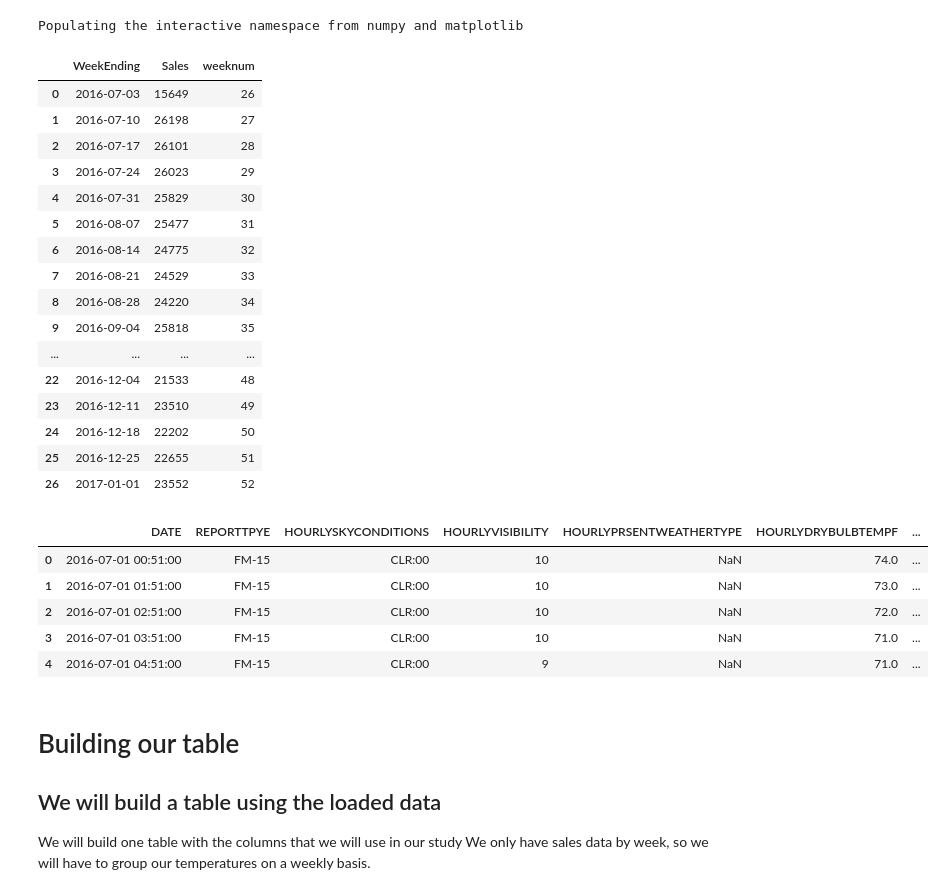
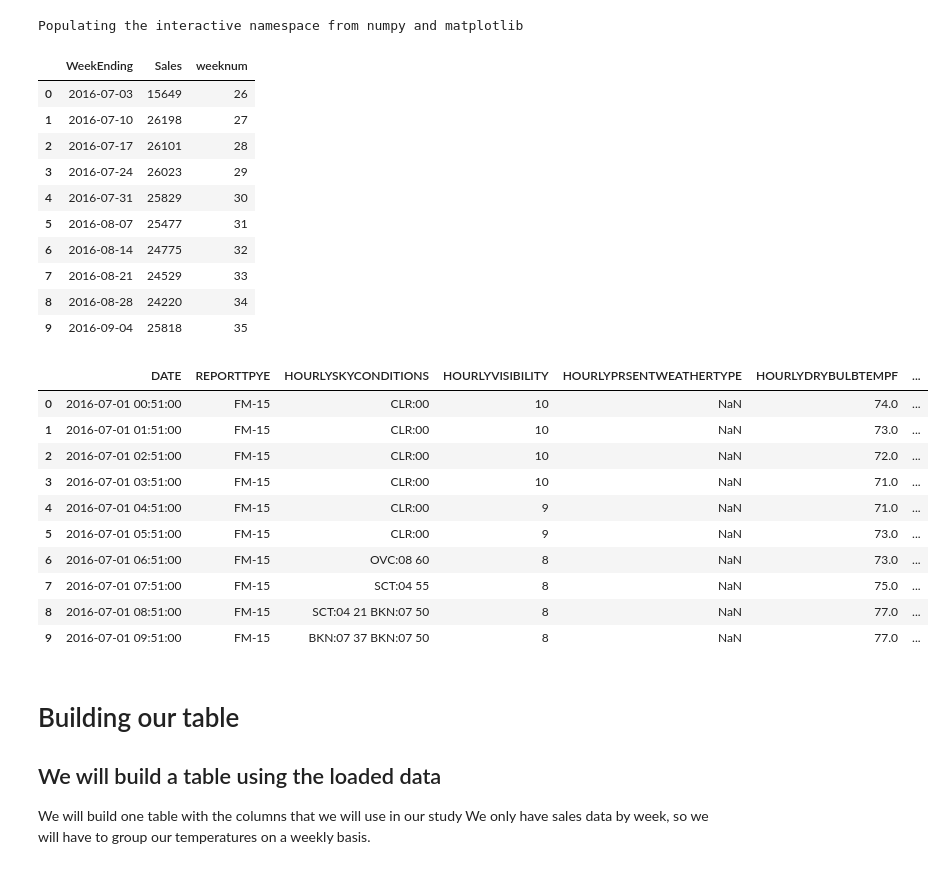
Before and after one commit to Jvcalin/Springboard-Data-Science-Intensive-Capstone-Project, a Jupyter notebook: Data Story Assignment.ipynb, the cells around one changed output. Drawn from its saved outputs; the diff is of its cells as text; code cells hidden in the pictures.

```diff
--- a/Data Story Assignment.ipynb
+++ b/Data Story Assignment.ipynb
@@ -17,7 +17,7 @@ Populating the interactive namespace from numpy and matplotlib
 tktssales = pd.DataFrame.from_csv('data/private/tktssalescombined.csv',index_col=None)
 tktssales['WeekEnding'] = pd.to_datetime(tktssales['WeekEnding'])
 tktssales['weeknum'] = tktssales.WeekEnding.dt.weekofyear
-tktssales
+tktssales.head(10)
 # %% [output]
 |  | WeekEnding | Sales | weeknum |
 | 0 | 2016-07-03 | 15649 | 26 |
@@ -30,25 +30,24 @@ tktssales
 | 7 | 2016-08-21 | 24529 | 33 |
 | 8 | 2016-08-28 | 24220 | 34 |
 | 9 | 2016-09-04 | 25818 | 35 |
-| ... | ... | ... | ... |
-| 22 | 2016-12-04 | 21533 | 48 |
-| 23 | 2016-12-11 | 23510 | 49 |
-| 24 | 2016-12-18 | 22202 | 50 |
-| 25 | 2016-12-25 | 22655 | 51 |
-| 26 | 2017-01-01 | 23552 | 52 |
 # %%
 #Load Weather Data
 #NOAA Data table is from 7/12016 to 12/31/2016
 noaafull = pd.DataFrame.from_csv('data/noaaclimatedata.csv', index_col=None)
 noaafull['DATE'] = pd.to_datetime(noaafull['DATE'])
-noaafull.head()
+noaafull.head(10)
 # %% [output]
 |  | DATE | REPORTTPYE | HOURLYSKYCONDITIONS | HOURLYVISIBILITY | HOURLYPRSENTWEATHERTYPE | HOURLYDRYBULBTEMPF | ... |
 | 0 | 2016-07-01 00:51:00 | FM-15 | CLR:00 | 10 | NaN | 74.0 | ... |
 | 1 | 2016-07-01 01:51:00 | FM-15 | CLR:00 | 10 | NaN | 73.0 | ... |
 | 2 | 2016-07-01 02:51:00 | FM-15 | CLR:00 | 10 | NaN | 72.0 | ... |
 | 3 | 2016-07-01 03:51:00 | FM-15 | CLR:00 | 10 | NaN | 71.0 | ... |
 | 4 | 2016-07-01 04:51:00 | FM-15 | CLR:00 | 9 | NaN | 71.0 | ... |
+| 5 | 2016-07-01 05:51:00 | FM-15 | CLR:00 | 9 | NaN | 73.0 | ... |
+| 6 | 2016-07-01 06:51:00 | FM-15 | OVC:08 60 | 8 | NaN | 73.0 | ... |
+| 7 | 2016-07-01 07:51:00 | FM-15 | SCT:04 55 | 8 | NaN | 75.0 | ... |
+| 8 | 2016-07-01 08:51:00 | FM-15 | SCT:04 21 BKN:07 50 | 8 | NaN | 77.0 | ... |
+| 9 | 2016-07-01 09:51:00 | FM-15 | BKN:07 37 BKN:07 50 | 8 | NaN | 77.0 | ... |
 # %% [markdown]
 # Building our table
 ## We will build a table using the loaded data
```
Also changed, not shown: parts of 6 cells of this notebook.
